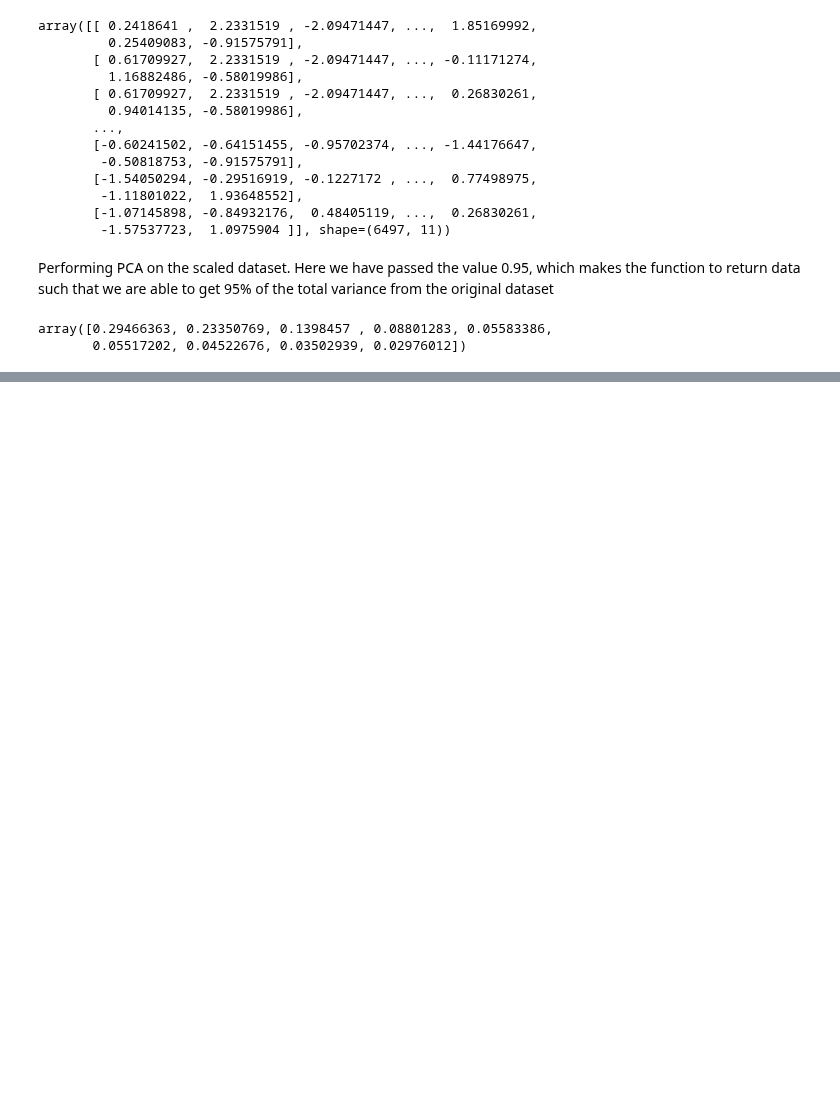
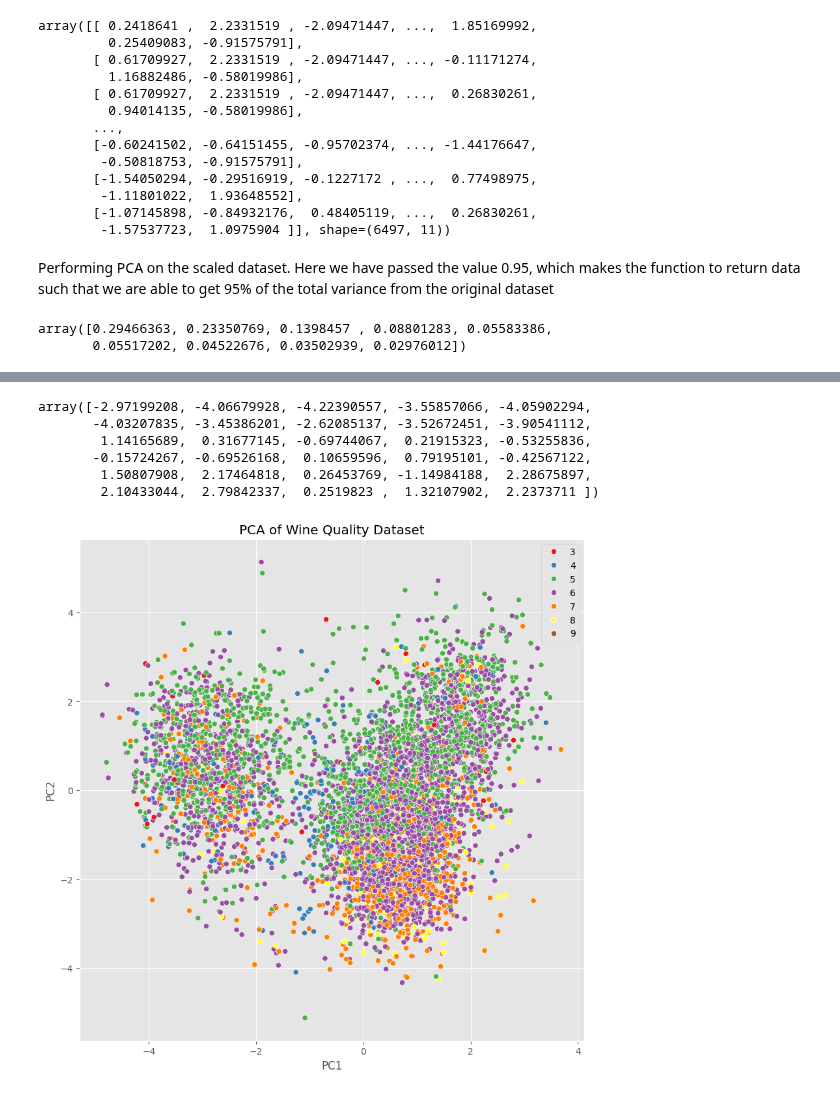
Before and after one commit to Hr15h1/AI_semII, a Jupyter notebook: program9.ipynb, the cells around one changed output, grey strips where cells are left out. Drawn from its saved outputs; the diff is of its cells as text; code cells hidden in the pictures; blank space fills up the shorter version.

```diff
--- a/program9.ipynb
+++ b/program9.ipynb
@@ -234,0 +268,20 @@ array([0.29466363, 0.23350769, 0.1398457 , 0.08801283, 0.05583386,
+# %%
+wq_y_np = wq_y.to_numpy().ravel()
+# %%
+df_PCA[wq_y_np == 3][:, 0].reshape(-1)
+# %% [output]
+array([-2.97199208, -4.06679928, -4.22390557, -3.55857066, -4.05902294,
+       -4.03207835, -3.45386201, -2.62085137, -3.52672451, -3.90541112,
+        1.14165689,  0.31677145, -0.69744067,  0.21915323, -0.53255836,
+       -0.15724267, -0.69526168,  0.10659596,  0.79195101, -0.42567122,
+        1.50807908,  2.17464818,  0.26453769, -1.14984188,  2.28675897,
+        2.10433044,  2.79842337,  0.2519823 ,  1.32107902,  2.2373711 ])
+# %%
+plt.figure(figsize=(10, 10))
+plt.xlabel('PC1')
+plt.ylabel('PC2')
+sns.scatterplot(x = df_PCA[:, 0], y = df_PCA[:, 1], hue = wq_y_np, palette = 'Set1')
+plt.title('PCA of Wine Quality Dataset')
+plt.show()
+# %% [output]
+[figure, added]
```
Also changed, not shown: parts of 9 cells of this notebook, 1 other file.
